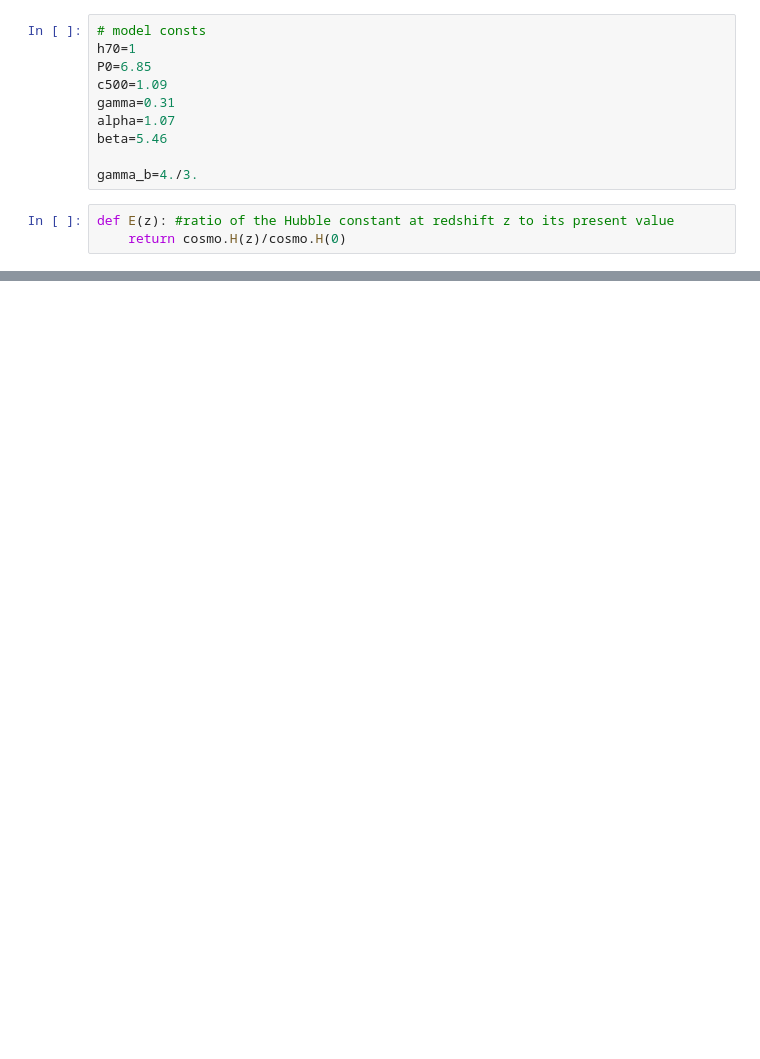
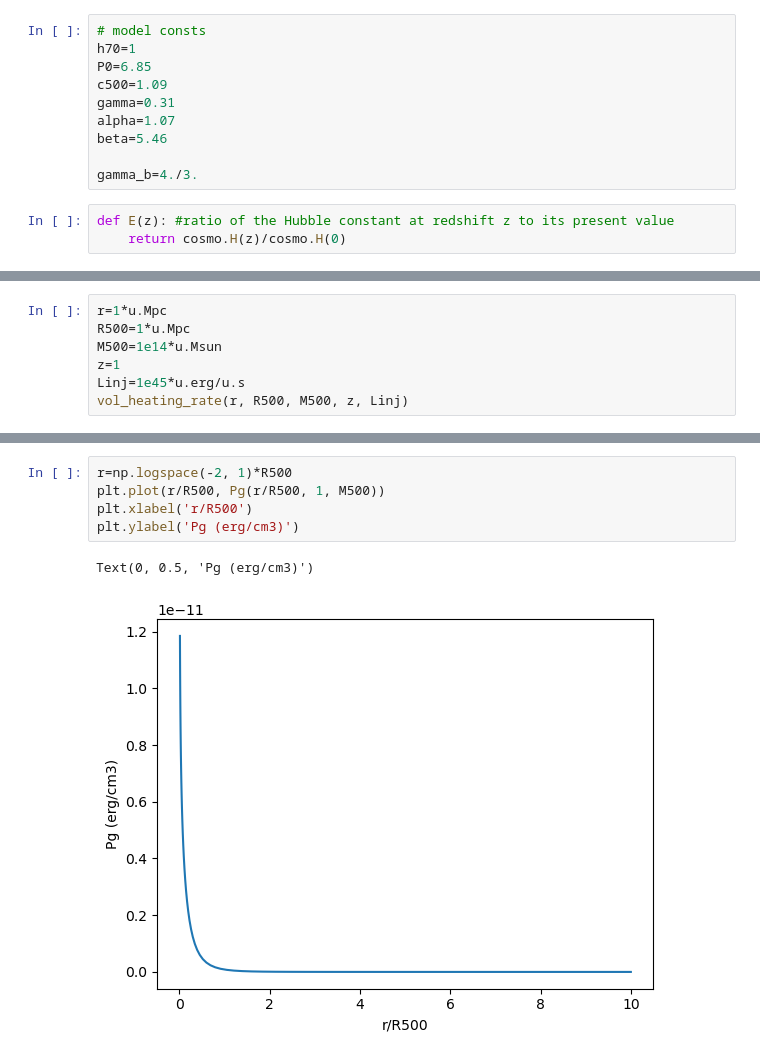
Before and after one commit to eleanorstuart/thermo-idm, a Jupyter notebook: Iqbal_AGN_heating.ipynb, the cells around one changed output, grey strips where cells are left out. Drawn from its saved outputs; the diff is of its cells as text; blank space fills up the shorter version.

```diff
--- a/Iqbal_AGN_heating.ipynb
+++ b/Iqbal_AGN_heating.ipynb
@@ -52,0 +103,7 @@ def vol_heating_rate():
+# %%
+r=1*u.Mpc
+R500=1*u.Mpc
+M500=1e14*u.Msun
+z=1
+Linj=1e45*u.erg/u.s
+vol_heating_rate(r, R500, M500, z, Linj)
@@ -57,0 +124,8 @@ array([nan])
+# %%
+r=np.logspace(-2, 1)*R500
+plt.plot(r/R500, Pg(r/R500, 1, M500))
+plt.xlabel('r/R500')
+plt.ylabel('Pg (erg/cm3)')
+# %% [output]
+Text(0, 0.5, 'Pg (erg/cm3)')
+[figure, added]
```
Also changed, not shown: parts of 21 cells of this notebook.
